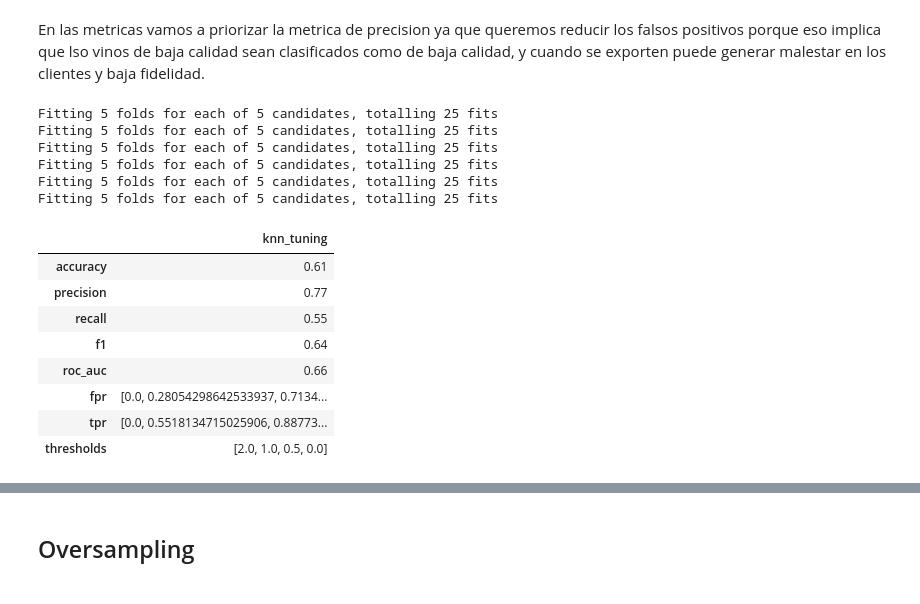
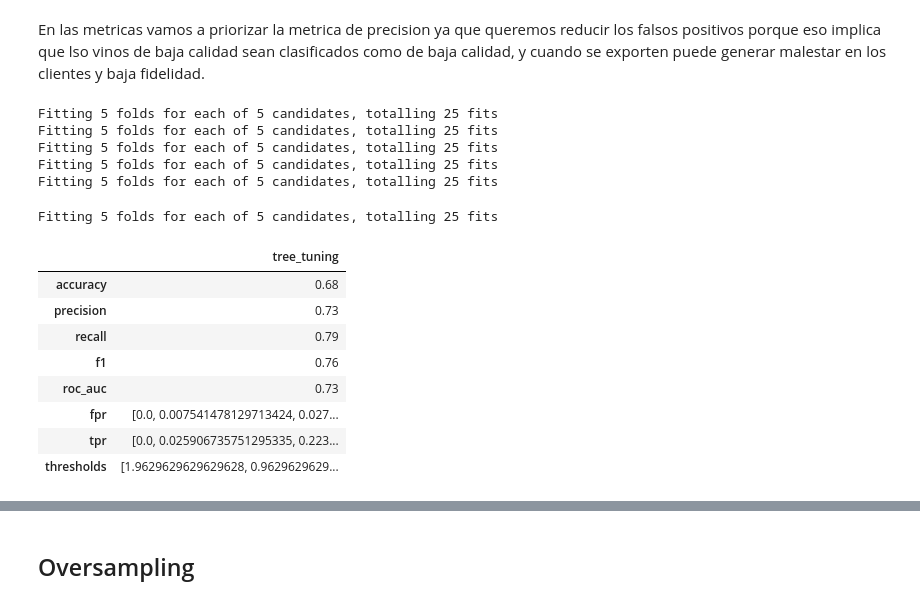
Before and after one commit to car-vigo/vinos-corderhouse, a Jupyter notebook: notebooks/4.1-modelo.tree.ipynb, the cells around one changed output, grey strips where cells are left out. Cells and saved outputs as stored; diff of their text form; code cells hidden in the pictures.

```diff
--- a/notebooks/4.1-modelo.tree.ipynb
+++ b/notebooks/4.1-modelo.tree.ipynb
@@ -135,0 +138,8 @@ display_and_plot_all_metrics('knn', knn,X_test,y_test,y_test_pred)
+# %%
+#Seperamos en X e y
+#Elimino de mi dataset la variable a predecir y las variables de poca importancia
+X = df_wines[['PC2','PC4','PC6','PC7']]
+y = df_wines.quality_high #Defino el Target
+# %%
+# Me quedo con 30% para test (validación) y 70% para train (entrenamiento)
+X_train, X_test, y_train, y_test = train_test_split(X, y, test_size=0.30, random_state=42)
@@ -138,10 +152,14 @@ display_and_plot_all_metrics('knn', knn,X_test,y_test,y_test_pred)
 # %% [markdown]
 En las metricas vamos a priorizar la metrica de precision ya que queremos reducir los falsos positivos porque eso implica que lso vinos de baja calidad sean clasificados como de baja calidad, y cuando se exporten puede generar malestar en los clientes y baja fidelidad.
 # %%
-leaf_size = list(range(1,50))
-n_neighbors = list(range(1,30))
-hyperparameters = dict(leaf_size=leaf_size, n_neighbors=n_neighbors)
-model = BayesSearchCV(KNeighborsClassifier(),
+# Hyperparametros
+
+hyperparameters={
+    'max_depth': [2, 3, 5, 10, 20],
+    'min_samples_leaf': [5, 10, 20, 50, 100],
+    'criterion': ["gini", "entropy"]
+}
+model = BayesSearchCV(DecisionTreeClassifier(),
                       hyperparameters,
                       scoring='precision',
                       n_points= 5,
@@ -160,19 +178,19 @@ Fitting 5 folds for each of 5 candidates, totalling 25 fits
 Fitting 5 folds for each of 5 candidates, totalling 25 fits
 Fitting 5 folds for each of 5 candidates, totalling 25 fits
 Fitting 5 folds for each of 5 candidates, totalling 25 fits
-Fitting 5 folds for each of 5 candidates, totalling 25 fits
+Fitting 5 folds for each of 5 candidates, totalling 25 fits
 # %%
 # Calculo las metricas de evaluacion
-metrics_knn_tuning = calculate_metrics('knn_tuning', clf,X_test,y_test,y_test_pred)
-metrics_knn_tuning
+metrics_tree_tuning = calculate_metrics('tree_tuning', clf,X_test,y_test,y_test_pred)
+metrics_tree_tuning
 # %% [output]
-|  | knn_tuning |
-| accuracy | 0.61 |
-| precision | 0.77 |
-| recall | 0.55 |
-| f1 | 0.64 |
-| roc_auc | 0.66 |
-| fpr | [0.0, 0.28054298642533937, 0.7134... |
-| tpr | [0.0, 0.5518134715025906, 0.88773... |
-| thresholds | [2.0, 1.0, 0.5, 0.0] |
+|  | tree_tuning |
+| accuracy | 0.68 |
+| precision | 0.73 |
+| recall | 0.79 |
+| f1 | 0.76 |
+| roc_auc | 0.73 |
+| fpr | [0.0, 0.007541478129713424, 0.027... |
+| tpr | [0.0, 0.025906735751295335, 0.223... |
+| thresholds | [1.9629629629629628, 0.9629629629... |
 # %%
```
Also changed, not shown: parts of 27 cells of this notebook, 10 other files.
